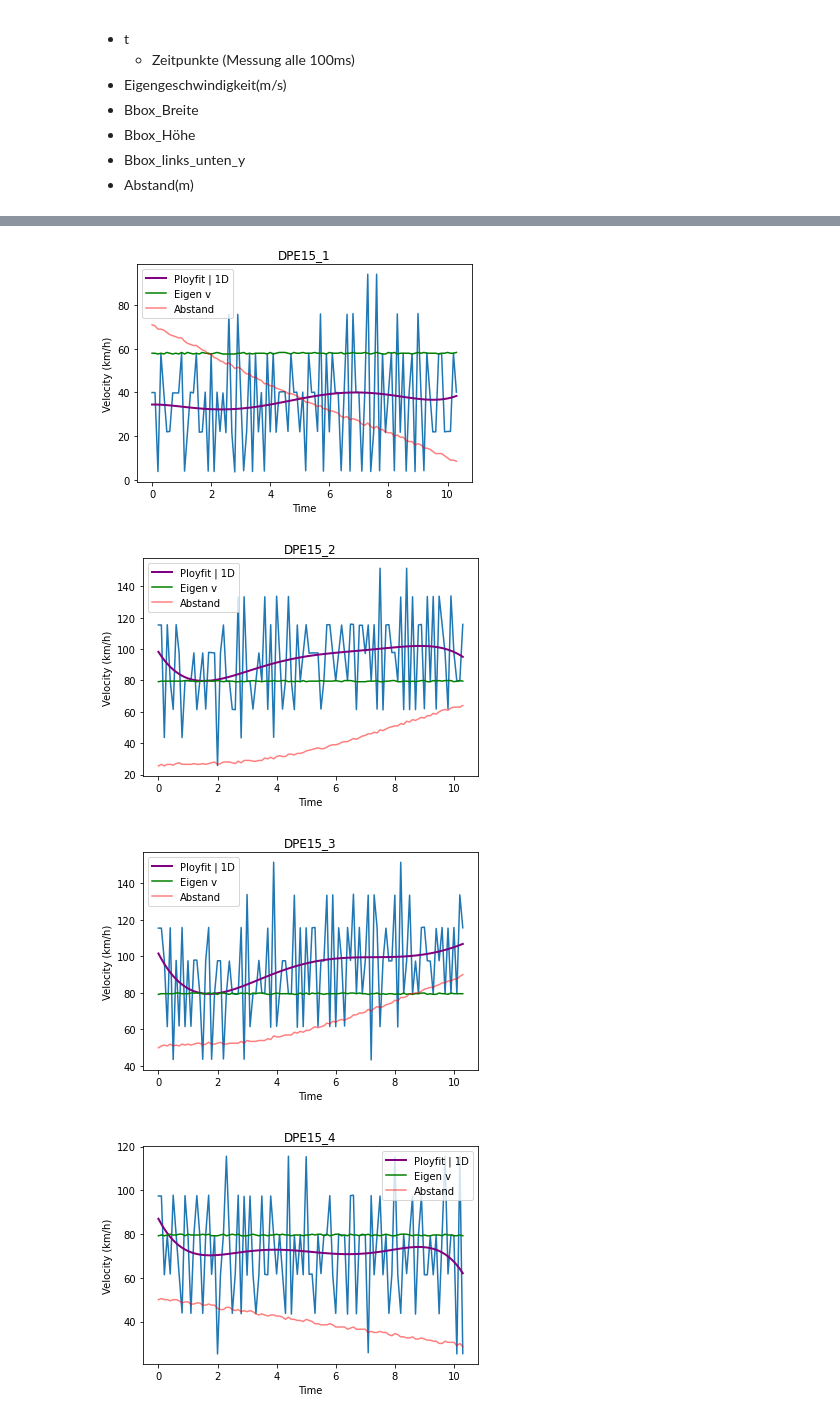
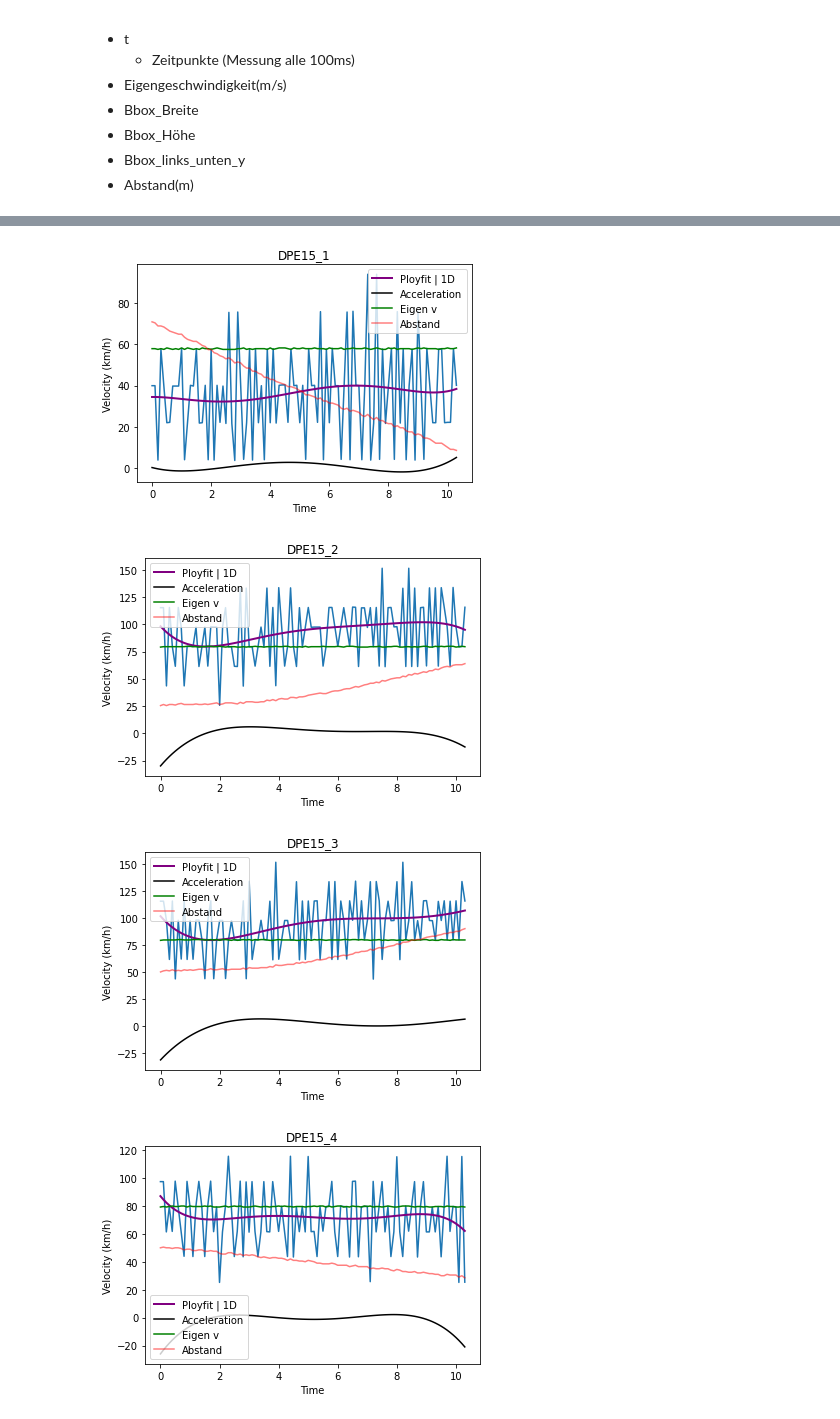
Before and after one commit to JanTSV/Evidenztheorie, a Jupyter notebook: main.ipynb, the cells around one changed output, grey strips where cells are left out. Cells and saved outputs as stored; diff of their text form; code cells hidden in the pictures.

Commit message:
acceleration and velocity

```diff
--- a/main.ipynb
+++ b/main.ipynb
@@ -99,7 +99,6 @@ for path, df in data_dict.items():
     print(path)
     print("--------------------------")
     get_velocity(df)
-    get_acceleration(df)
     print("\n\n")
 
 print(data_dict["DPE16_2"].info())
@@ -151,31 +150,33 @@ None
 # %%
 # plot calculated velocity and acceleration
 for path, df in data_dict.items():
     plt.title(path)
     plt.ylabel("Velocity (km/h)")
     plt.xlabel("Time")
     name = "v(km/h)"
 
     # Real plots
     plt.plot(df["t"], df[name])
 
     dimensions = 5
     model = np.poly1d(np.polyfit(df["t"], df[name], dimensions))
-    df["v(m/s)"]
     plt.plot(df["t"], model(df["t"]), linewidth=2, color="purple", label="Ployfit | 1D")
 
-    df["v(km/h) polyfit"] = round(model(df["t"]), 2)
+    df["v(km/h) polyfit"] = model(df["t"])
+
+    get_acceleration(df, model)
+    plt.plot(df["t"], df["a(km/h^2)"], color="black", label="Acceleration")
 
     plt.plot(df["t"], df["Eigengeschwindigkeit(m/s)"]  * 3.6, color="green", label="Eigen v")
 
     plt.plot(df["t"], df["Abstand(m)"], color="red", alpha=0.5, label="Abstand")
     plt.legend()
     plt.show()
 
 # Save data
 save_data_dict(data_dict, Path("updated_data"))
 # %% [output]
-[figure, old version]
+[figure, new version]
-[figure, old version]
+[figure, new version]
-[figure, old version]
+[figure, new version]
-[figure, old version]
+[figure, new version]
```
Also changed, not shown: parts of 2 cells of this notebook, 9 other files.
